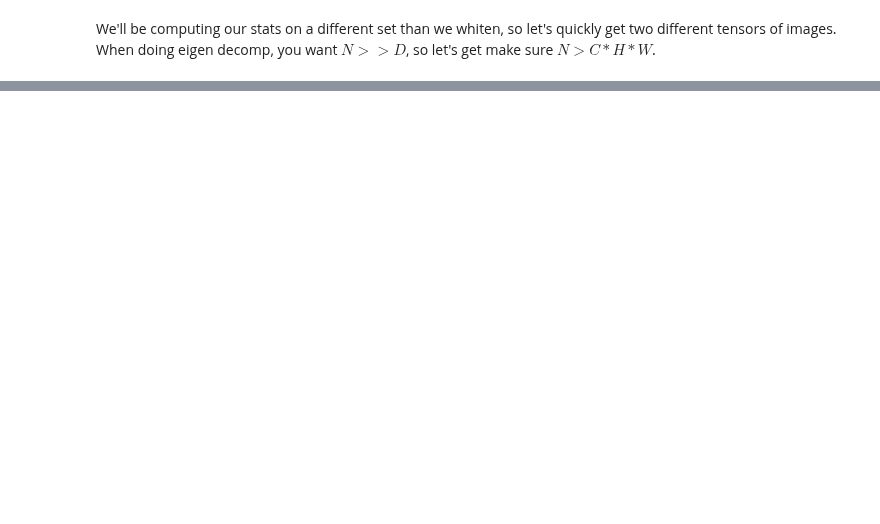
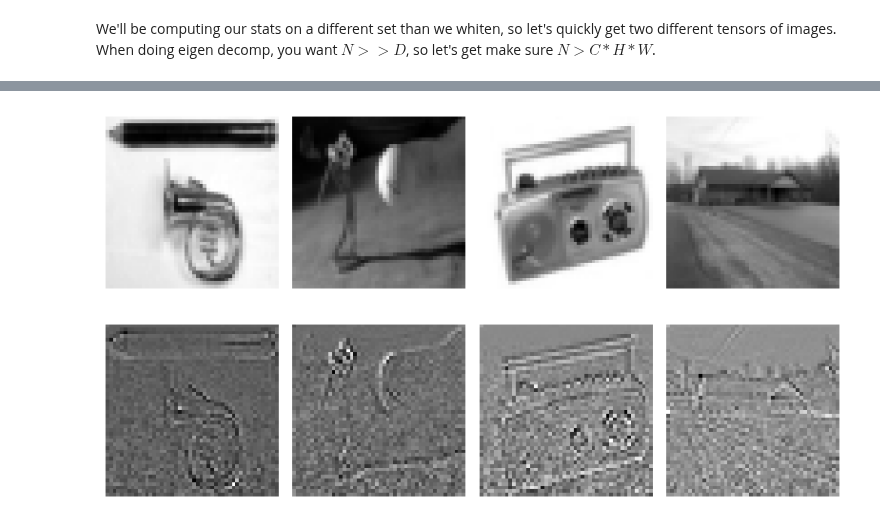
Before and after one commit to rctn/sparsecoding, a Jupyter notebook: examples/Data_Whitening.ipynb, the cells around one changed output, grey strips where cells are left out. Drawn from its saved outputs; the diff is of its cells as text; code cells hidden in the pictures; blank space fills up the shorter version.

```diff
--- a/examples/Data_Whitening.ipynb
+++ b/examples/Data_Whitening.ipynb
@@ -480,0 +318,8 @@ Text(0, 0.5, 'time (s)')
+# %%
+whitened = whiten_images(test_images, algorithm = 'cholesky', stats = whitened_stats)
+
+display_images(test_images)
+display_whitened_images(whitened)
+# %% [output]
+[figure, added]
+[figure, added]
```
Also changed, not shown: parts of 50 cells of this notebook, 1 other file.
